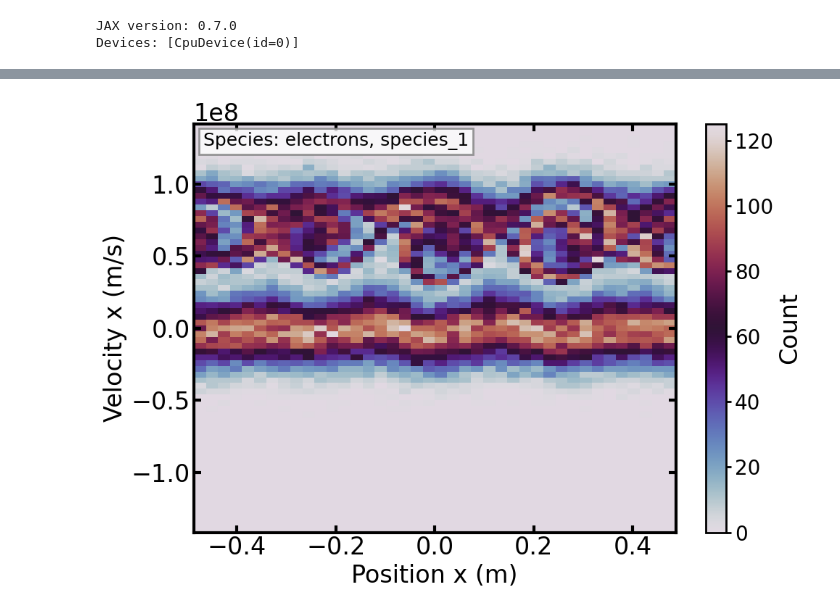
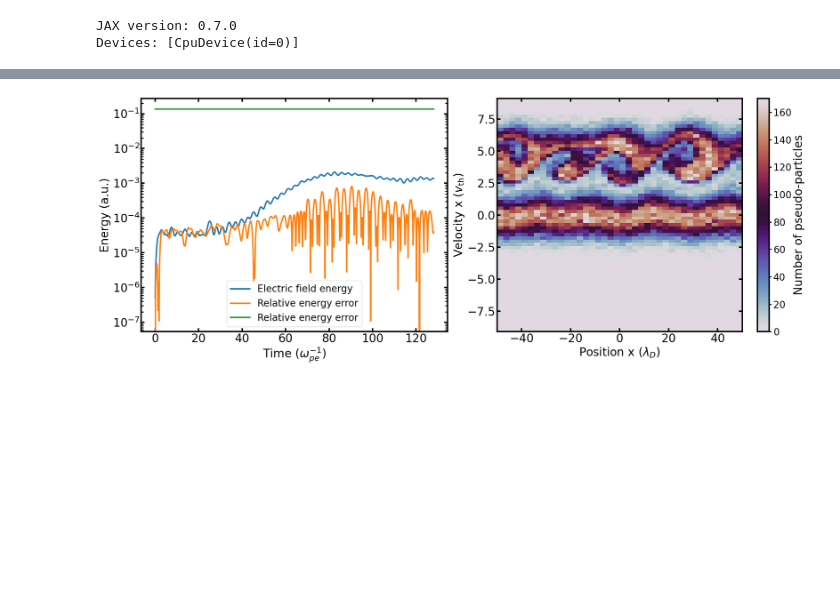
Before and after one commit to uwplasma/JAX-in-Cell, a Jupyter notebook: bump-on-tail-fig.ipynb, the cells around one changed output, grey strips where cells are left out. Cells and saved outputs as stored; diff of their text form; code cells hidden in the pictures; blank space fills up the shorter version.

```diff
--- a/bump-on-tail-fig.ipynb
+++ b/bump-on-tail-fig.ipynb
@@ -240,5 +239,5 @@ def plot(output, frame=-1, direction="x"):
     plt.show()
 # %%
-plot(output,545)
+plot_combined(output,545)
 # %% [output]
-[figure, old version]
+[figure, new version]
```
Also changed, not shown: parts of 3 cells of this notebook, 5 other files.
